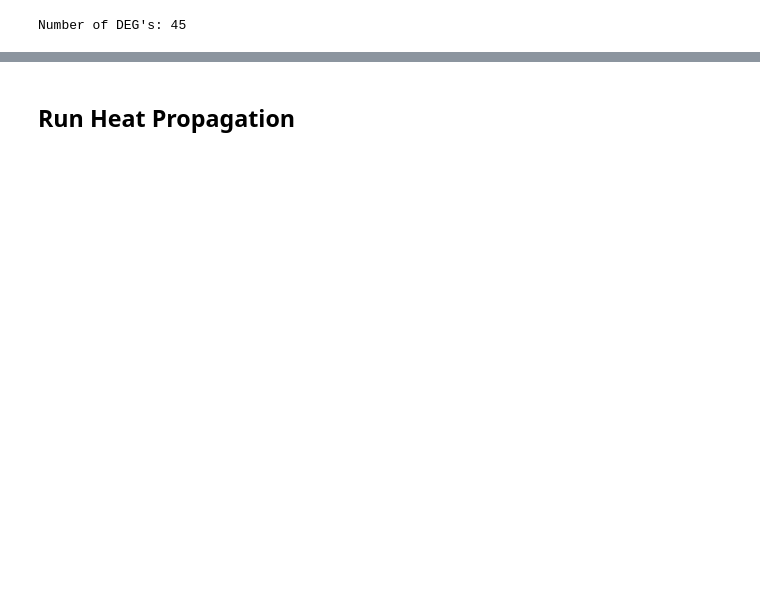
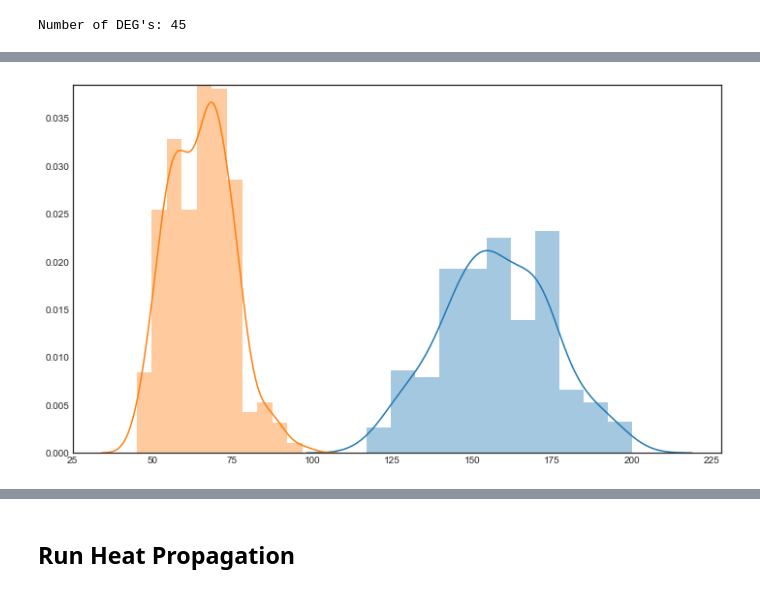
Before and after one commit to ucsd-ccbb/network_bio_toolkit, a Jupyter notebook: notebooks/clustering_notebooks/Heat2_example.ipynb, the cells around one changed output, grey strips where cells are left out. Drawn from its saved outputs; the diff is of its cells as text; code cells hidden in the pictures; blank space fills up the shorter version.

Commit message:
preliminary localization code. Clustering legend code finished.

```diff
--- a/notebooks/clustering_notebooks/Heat2_example.ipynb
+++ b/notebooks/clustering_notebooks/Heat2_example.ipynb
@@ -36,0 +41,33 @@ reload(Heat2)
+# %%
+def get_degree_binning(g, bin_size, lengths=None):
+    '''
+    This function comes from network_utilities.py of emregtoobox.
+    '''
+    degree_to_nodes = {}
+    for node, degree in g.degree().iteritems():
+        if lengths is not None and node not in lengths:
+            continue
+        degree_to_nodes.setdefault(degree, []).append(node)
+    values = degree_to_nodes.keys()
+    values.sort()
+    bins = []
+    i = 0
+    while i < len(values):
+        low = values[i]
+        val = degree_to_nodes[values[i]]
+        while len(val) < bin_size:
+            i += 1
+            if i == len(values):
+                break
+            val.extend(degree_to_nodes[values[i]])
+        if i == len(values):
+            i -= 1
+        high = values[i]
+        i += 1
+        #print low, high, len(val)
+        if len(val) < bin_size:
+            low_, high_, val_ = bins[-1]
+            bins[-1] = (low_, high, val_ + val)
+        else:
+            bins.append((low, high, val))
+    return bins
@@ -69,0 +193,5 @@ heat.DG_universe = saved_DG_universe
+# %%
+start = time.time()
+numedges_list, numedges_rand, LCC_list, LCC_rand = calc_localization(heat.DG_universe, heat.DEG_list,
+                                                                     num_reps = 200, method = 'both')
+print "Process time: " + str(time.time() - start)
@@ -69,0 +215,6 @@ heat.DG_universe = saved_DG_universe
+# %%
+fig, ax = plt.subplots(figsize = (12, 7))
+for data in [numedges_list, numedges_rand]:
+    sns.distplot(data, ax = ax, hist = True)
+# %% [output]
+[figure, added]
```
Also changed, not shown: parts of 13 cells of this notebook, 5 other files.
